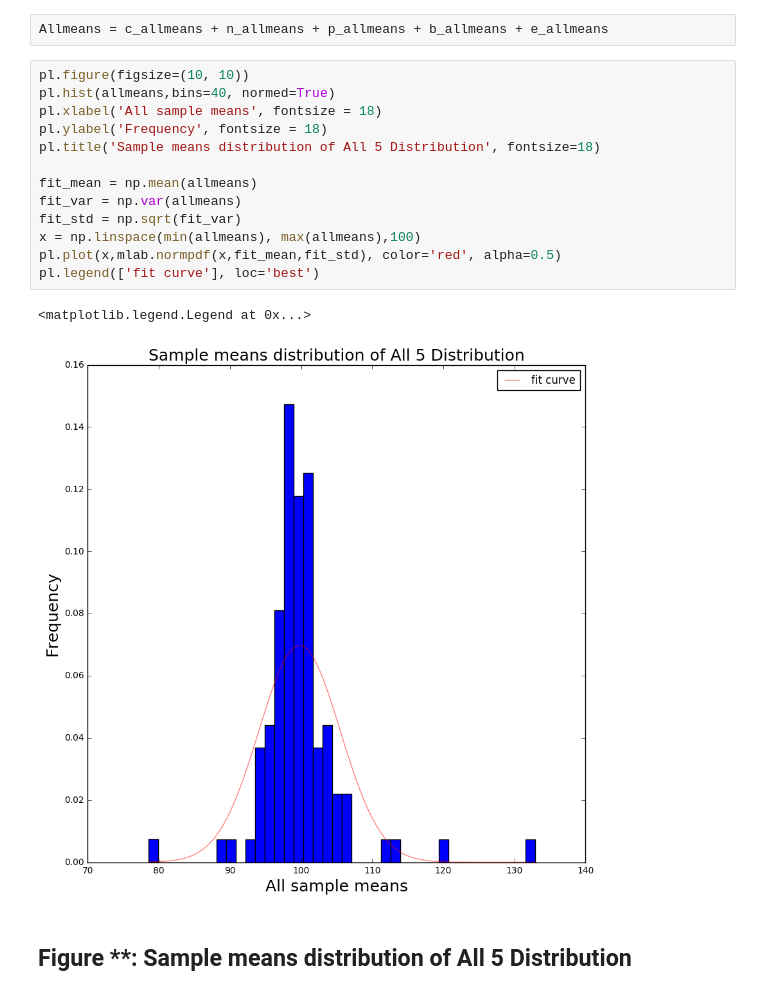
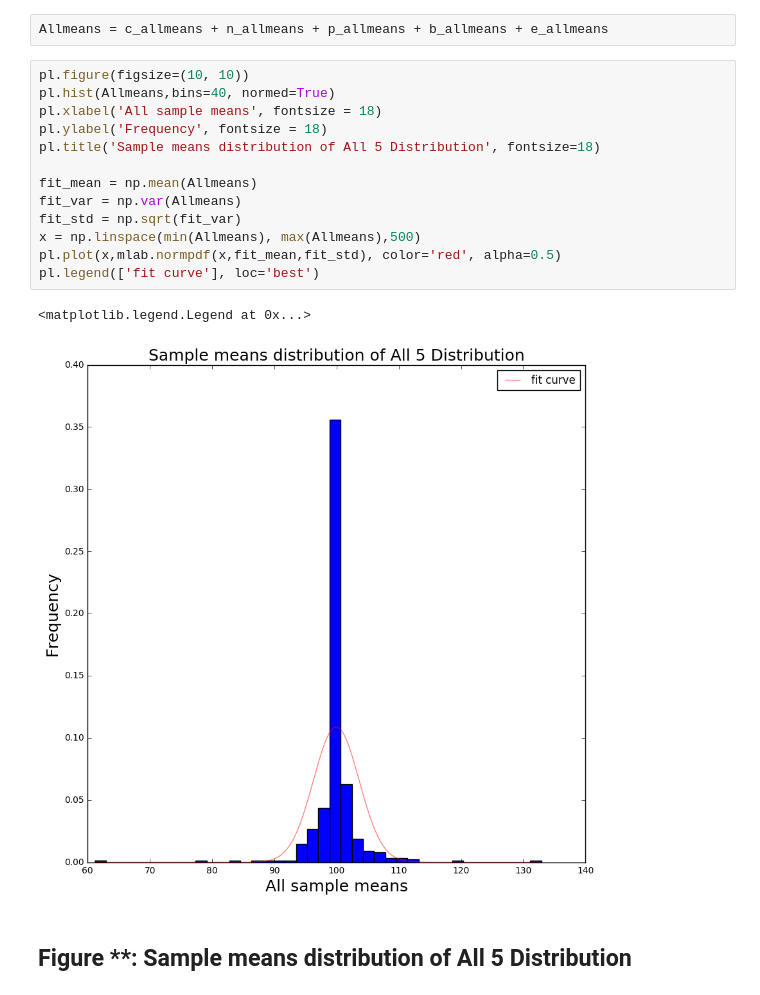
Before and after one commit to jz2575/PUI2016_jz2575, a Jupyter notebook: HW3_jz2575/HW3_1_jz2575.ipynb, the cells around one changed output. Drawn from its saved outputs; the diff is of its cells as text.

```diff
--- a/HW3_jz2575/HW3_1_jz2575.ipynb
+++ b/HW3_jz2575/HW3_1_jz2575.ipynb
@@ -363,20 +363,20 @@ pl.legend(['fit curve'], loc='best')
 Allmeans = c_allmeans + n_allmeans + p_allmeans + b_allmeans + e_allmeans
 # %%
 pl.figure(figsize=(10, 10))
-pl.hist(allmeans,bins=40, normed=True)
+pl.hist(Allmeans,bins=40, normed=True)
 pl.xlabel('All sample means', fontsize = 18)
 pl.ylabel('Frequency', fontsize = 18)
 pl.title('Sample means distribution of All 5 Distribution', fontsize=18)
 
-fit_mean = np.mean(allmeans)
-fit_var = np.var(allmeans)
+fit_mean = np.mean(Allmeans)
+fit_var = np.var(Allmeans)
 fit_std = np.sqrt(fit_var)
-x = np.linspace(min(allmeans), max(allmeans),100)
+x = np.linspace(min(Allmeans), max(Allmeans),500)
 pl.plot(x,mlab.normpdf(x,fit_mean,fit_std), color='red', alpha=0.5)
 pl.legend(['fit curve'], loc='best')
 # %% [output]
 <matplotlib.legend.Legend at 0x...>
-[figure, old version]
+[figure, new version]
 # %% [markdown]
 ## Figure **: Sample means distribution of All 5 Distribution
 # %% [markdown]
```
